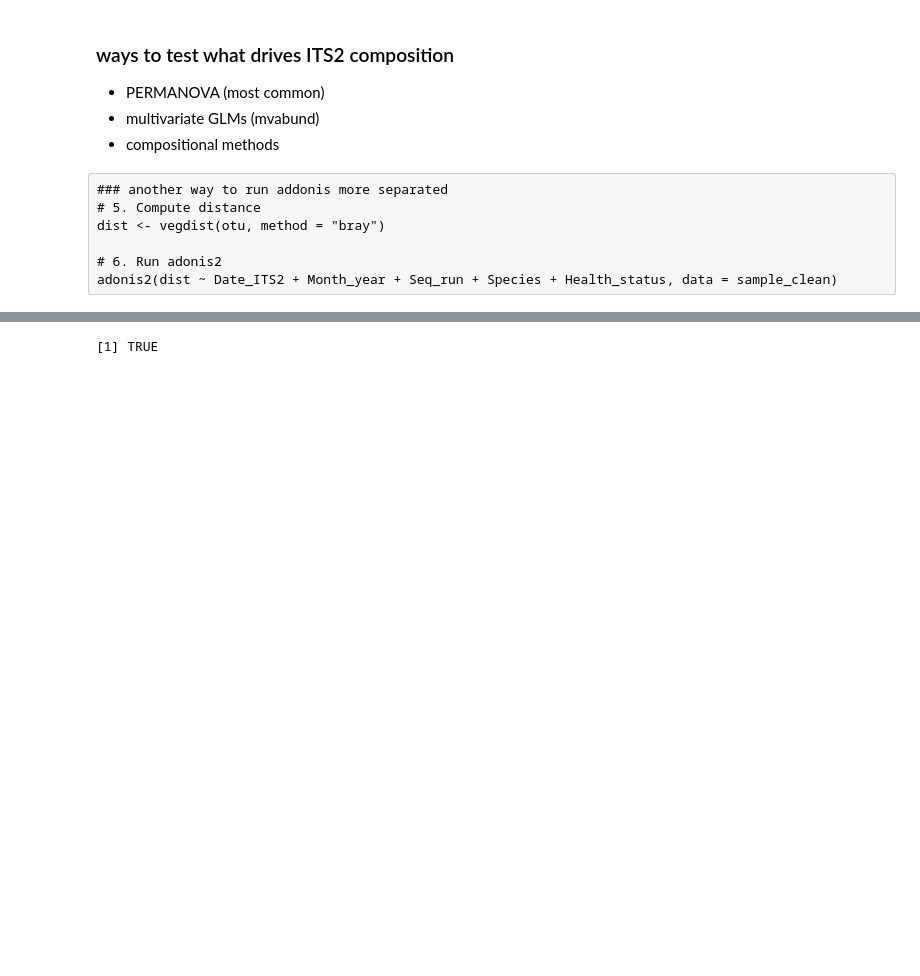
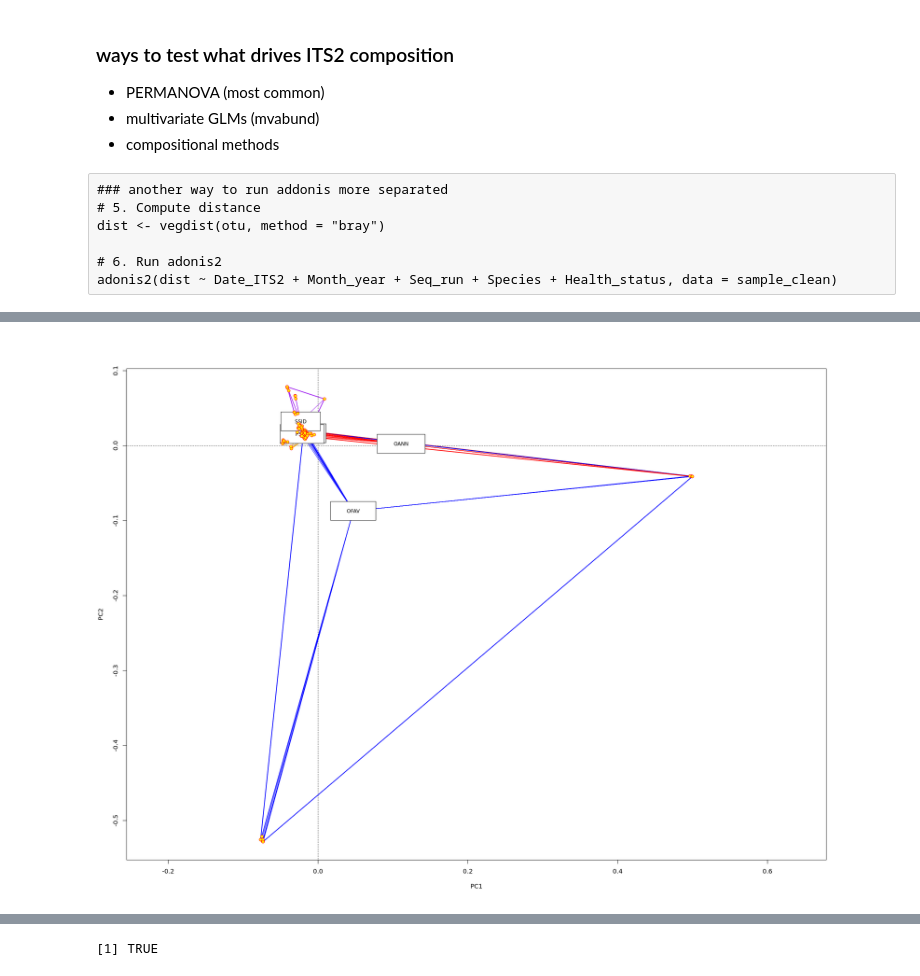
Before and after one commit to cdesouza02/BEL_16S_ITS2, a Jupyter notebook: BEL_ITS2_outputs/its2_ordination.ipynb, the cells around one changed output, grey strips where cells are left out. Cells and saved outputs as stored; diff of their text form; code cells hidden in the pictures; blank space fills up the shorter version.

```diff
--- a/BEL_ITS2_outputs/its2_ordination.ipynb
+++ b/BEL_ITS2_outputs/its2_ordination.ipynb
@@ -200,0 +317,19 @@ adonis2(dist ~ Date_ITS2 + Month_year + Seq_run + Species + Health_status, data
+# %%
+#by species
+disp <- "sites"
+scl <- "symmetric"
+
+#transforming species col from chr to factor
+otu_nomcav$Species <- factor(otu_nomcav$Species)
+# PCA via rda()
+pca_mod <- rda(nomcav_ord)
+#color points
+# Color vector
+col_vec <-c("red", "blue", "orange", "grey", "purple", "green")
+cols <- col_vec[otu_nomcav$Species]
+plot(pca_mod, type = "n", scaling = scl, display = disp)
+ordihull(pca_mod, groups = otu_nomcav$Species, col = col_vec, scaling = scl, lwd = 2)
+ordispider(pca_mod, groups = otu_nomcav$Species, col = col_vec, scaling = scl, label = TRUE)
+points(pca_mod, display = disp, scaling = scl, pch = 21, col = "red", bg = "yellow")
+# %% [output]
+[figure, added]
```
Also changed, not shown: parts of 28 cells of this notebook.
